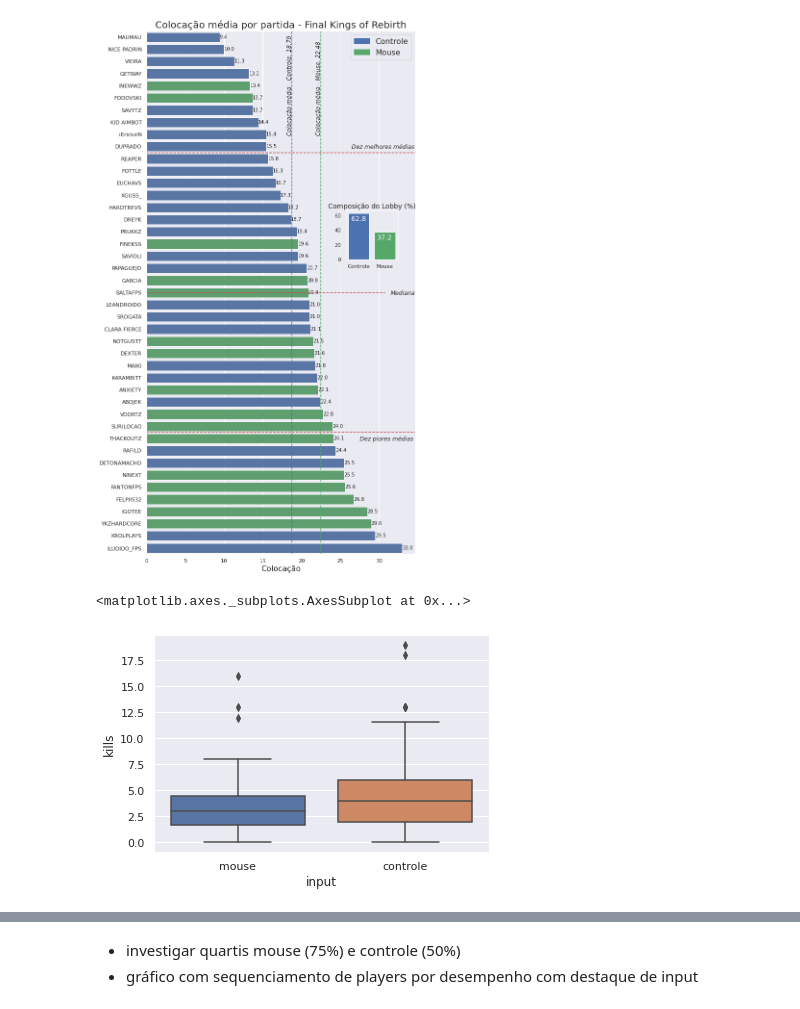
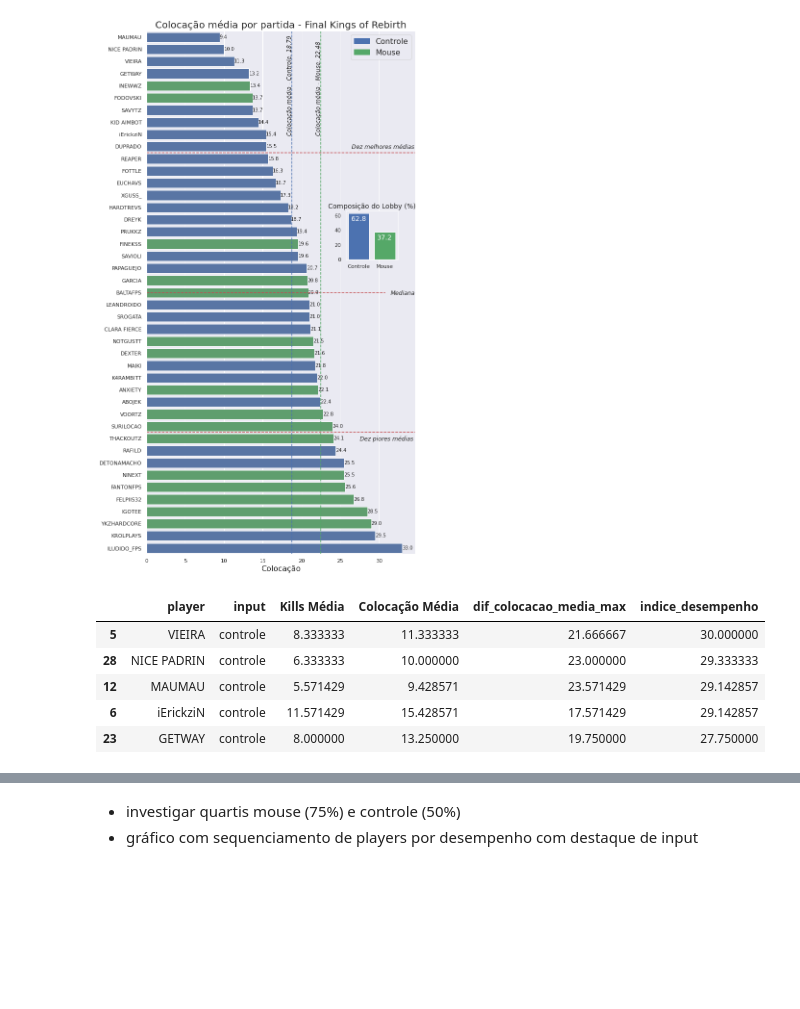
Before and after one commit to GodoyLucas/king_of_rebirth, a Jupyter notebook: Notebooks/King_of_Rebirth_Final.ipynb, the cells around one changed output, grey strips where cells are left out. Saved outputs shown, nothing was run; the diff lists cells and outputs as text; code cells hidden in the pictures; blank space fills up the shorter version.

```diff
--- a/Notebooks/King_of_Rebirth_Final.ipynb
+++ b/Notebooks/King_of_Rebirth_Final.ipynb
@@ -555,8 +555,15 @@ for i in percentual_players.patches:
 plt.show(plot)
 # %% [output]
 [figure]
-# %%
-sns.boxplot(x = 'input', y = 'kills', data = final_tratado)
-# %% [output]
-<matplotlib.axes._subplots.AxesSubplot at 0x...>
-[figure, removed]
+# %%
+players['dif_colocacao_media_max'] = players['Colocação Média'].max()-players['Colocação Média']
+players['indice_desempenho'] = players['dif_colocacao_media_max'] + players['Kills Média']
+players = players.sort_values('indice_desempenho', ascending=False)
+players.head()
+# %% [output]
+|  | player | input | Kills Média | Colocação Média | dif_colocacao_media_max | indice_desempenho |
+| 5 | VIEIRA | controle | 8.333333 | 11.333333 | 21.666667 | 30.000000 |
+| 28 | NICE PADRIN | controle | 6.333333 | 10.000000 | 23.000000 | 29.333333 |
+| 12 | MAUMAU | controle | 5.571429 | 9.428571 | 23.571429 | 29.142857 |
+| 6 | iErickziN | controle | 11.571429 | 15.428571 | 17.571429 | 29.142857 |
+| 23 | GETWAY | controle | 8.000000 | 13.250000 | 19.750000 | 27.750000 |
```
Also changed, not shown: parts of 4 cells of this notebook.
